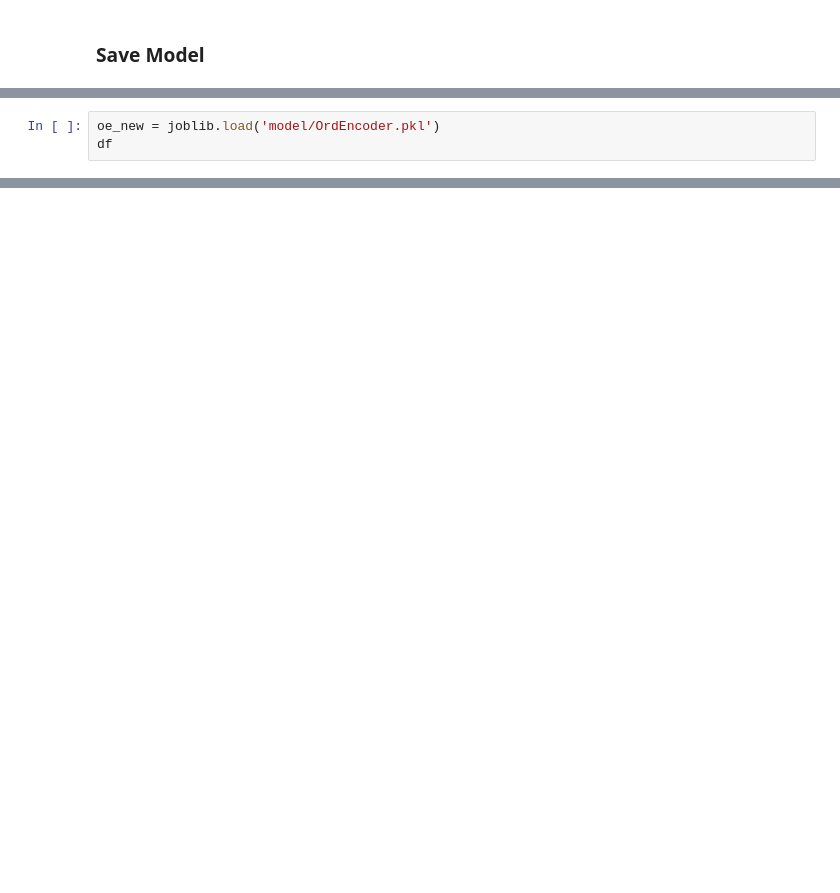
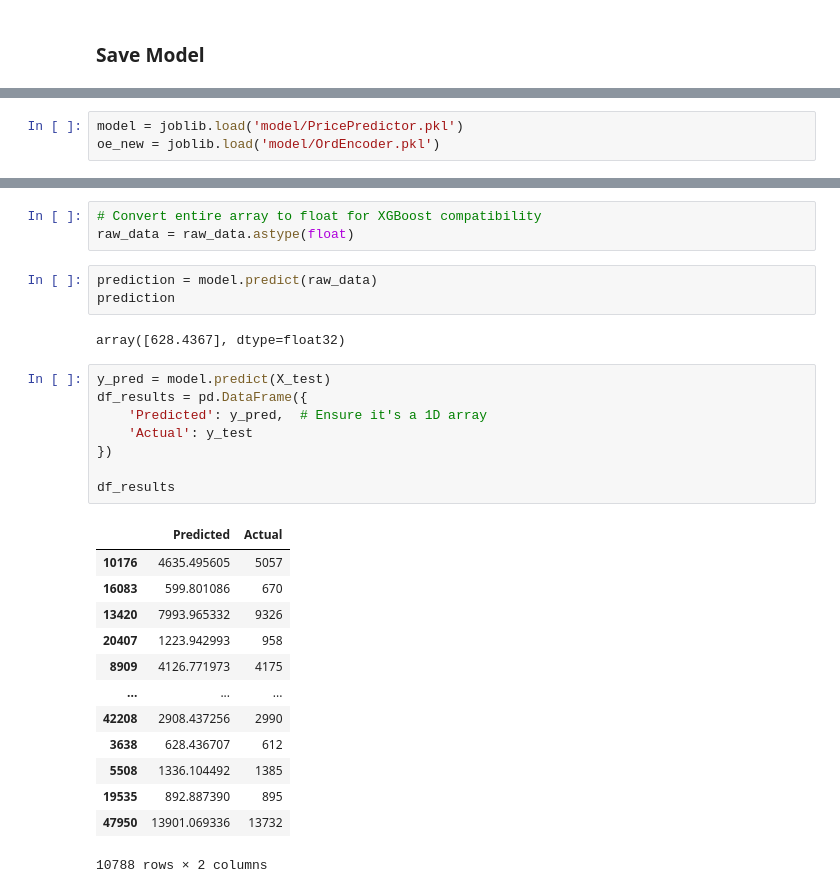
Before and after one commit to TeslimAdeyanju/4-Portfolio-SDS-CP023-diamond-price-predictor, a Jupyter notebook: submissions-team/reema-raghava/data-analysis.ipynb, the cells around one changed output, grey strips where cells are left out. Drawn from its saved outputs; the diff is of its cells as text; blank space fills up the shorter version.

Commit message:
Fixed issues with model and API

```diff
--- a/submissions-team/reema-raghava/data-analysis.ipynb
+++ b/submissions-team/reema-raghava/data-analysis.ipynb
@@ -1082,3 +1162,3 @@ joblib.dump(oe, filename = "model/OrdEncoder.pkl")
 # %%
+model = joblib.load('model/PricePredictor.pkl')
 oe_new = joblib.load('model/OrdEncoder.pkl')
-df
@@ -1152,0 +1204,30 @@ array([[4., 1., 4.]])
+# %%
+# Convert entire array to float for XGBoost compatibility
+raw_data = raw_data.astype(float)
+# %%
+prediction = model.predict(raw_data)
+prediction
+# %% [output]
+array([628.4367], dtype=float32)
+# %%
+y_pred = model.predict(X_test)
+df_results = pd.DataFrame({
+    'Predicted': y_pred,  # Ensure it's a 1D array
+    'Actual': y_test
+})
+
+df_results
+# %% [output]
+|  | Predicted | Actual |
+| 10176 | 4635.495605 | 5057 |
+| 16083 | 599.801086 | 670 |
+| 13420 | 7993.965332 | 9326 |
+| 20407 | 1223.942993 | 958 |
+| 8909 | 4126.771973 | 4175 |
+| ... | ... | ... |
+| 42208 | 2908.437256 | 2990 |
+| 3638 | 628.436707 | 612 |
+| 5508 | 1336.104492 | 1385 |
+| 19535 | 892.887390 | 895 |
+| 47950 | 13901.069336 | 13732 |
+10788 rows × 2 columns
```
Also changed, not shown: parts of 24 cells of this notebook, 3 other files.
